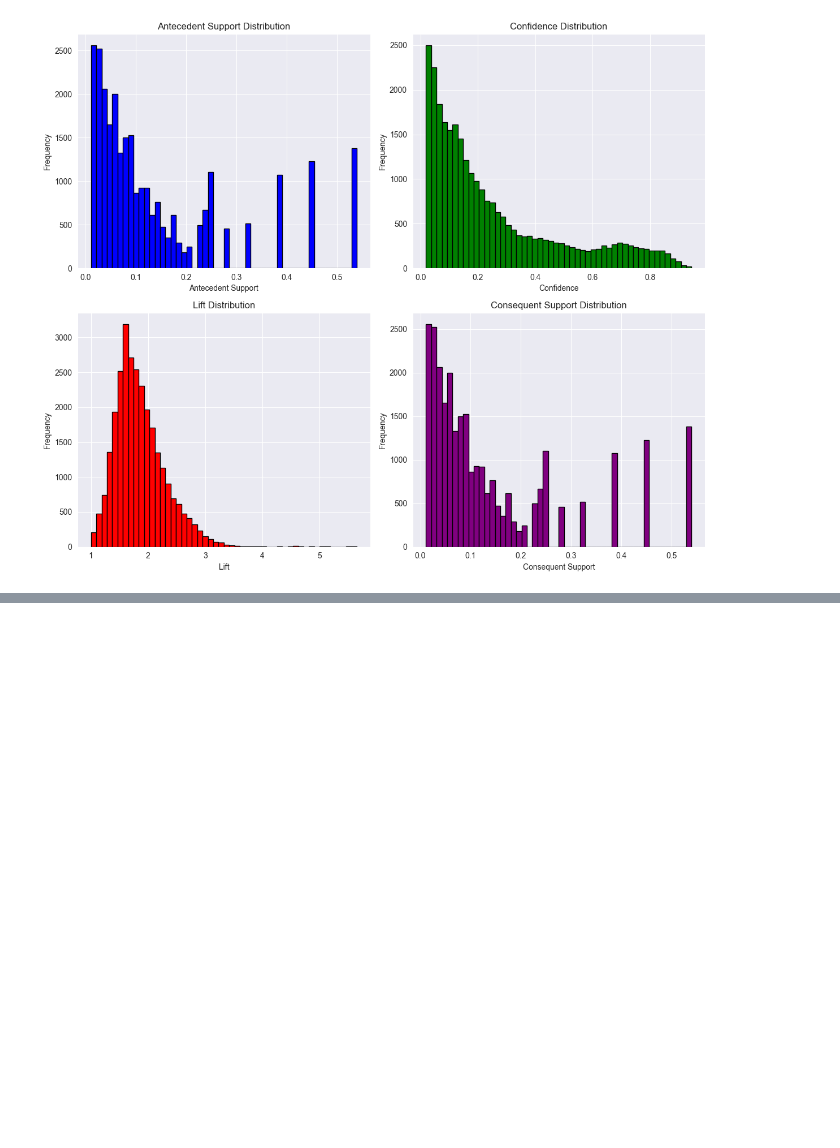
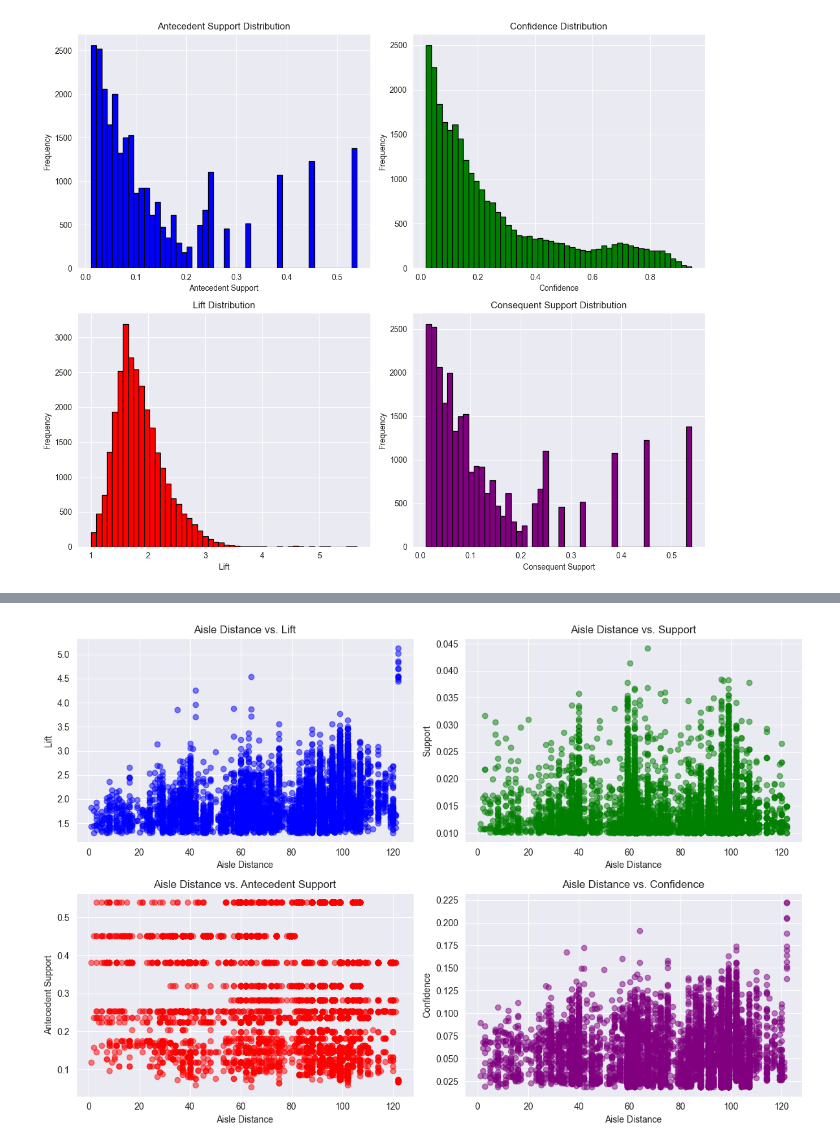
Before and after one commit to dleonrdz/supercenter-product-recommender, a Jupyter notebook: notebooks/02-Association_Mining_Analysis.ipynb, the cells around one changed output, grey strips where cells are left out. Drawn from its saved outputs; the diff is of its cells as text; code cells hidden in the pictures; blank space fills up the shorter version.

```diff
--- a/notebooks/02-Association_Mining_Analysis.ipynb
+++ b/notebooks/02-Association_Mining_Analysis.ipynb
@@ -154,0 +200,15 @@ plt.show()
+# %%
+# Set initial thresholds based on the distributions
+antecedent_support_threshold = 0.05
+consequent_support_max_threshold = 0.05
+lift_threshold = 1.3
+
+# Filter rules based on the defined thresholds
+filtered_rules = rules_wo_missing_aisles[
+    (rules_wo_missing_aisles['antecedent support'] >= antecedent_support_threshold) &
+    (rules_wo_missing_aisles['consequent support'] <= consequent_support_max_threshold) &
+    (rules_wo_missing_aisles['lift'] >= lift_threshold)
+]
+
+# Display the filtered rules
+filtered_rules
@@ -154,0 +229,37 @@ plt.show()
+# %%
+import matplotlib.pyplot as plt
+
+# Scatter plot of Aisle Distance vs. Lift
+plt.figure(figsize=(12, 8))
+
+plt.subplot(2, 2, 1)
+plt.scatter(filtered_rules['aisle_distance'], filtered_rules['lift'], alpha=0.5, color='blue')
+plt.title('Aisle Distance vs. Lift')
+plt.xlabel('Aisle Distance')
+plt.ylabel('Lift')
+
+# Scatter plot of Aisle Distance vs. Support
+plt.subplot(2, 2, 2)
+plt.scatter(filtered_rules['aisle_distance'], filtered_rules['support'], alpha=0.5, color='green')
+plt.title('Aisle Distance vs. Support')
+plt.xlabel('Aisle Distance')
+plt.ylabel('Support')
+
+# Scatter plot of Aisle Distance vs. Antecedent Support
+plt.subplot(2, 2, 3)
+plt.scatter(filtered_rules['aisle_distance'], filtered_rules['antecedent support'], alpha=0.5, color='red')
+plt.title('Aisle Distance vs. Antecedent Support')
+plt.xlabel('Aisle Distance')
+plt.ylabel('Antecedent Support')
+
+# Scatter plot of Aisle Distance vs. Consequent Support
+plt.subplot(2, 2, 4)
+plt.scatter(filtered_rules['aisle_distance'], filtered_rules['confidence'], alpha=0.5, color='purple')
+plt.title('Aisle Distance vs. Confidence')
+plt.xlabel('Aisle Distance')
+plt.ylabel('Confidence')
+
+plt.tight_layout()
+plt.show()
+# %% [output]
+[figure, added]
```
Also changed, not shown: parts of 5 cells of this notebook.
